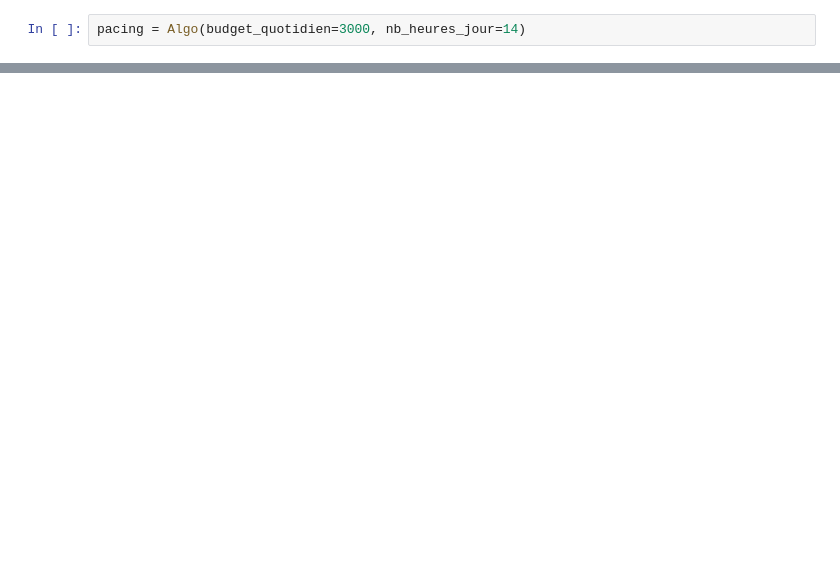
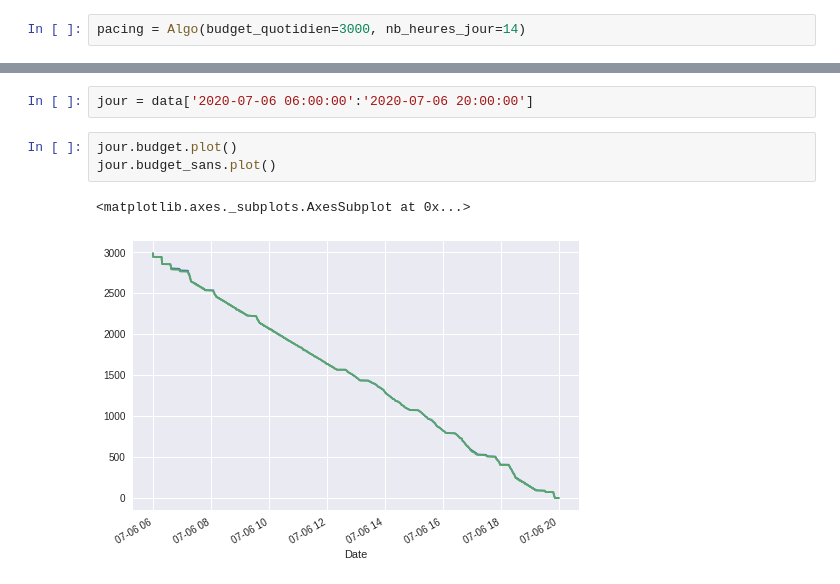
Before and after one commit to ThomasM-mecen/Displayce_internship, a Jupyter notebook: Pacing/Algorithmes.ipynb, the cells around one changed output, grey strips where cells are left out. Cells and saved outputs as stored; diff of their text form; blank space fills up the shorter version.

```diff
--- a/Pacing/Algorithmes.ipynb
+++ b/Pacing/Algorithmes.ipynb
@@ -96,0 +151,8 @@ data.groupby(data.index.day).head(1)
+# %%
+jour = data['2020-07-06 06:00:00':'2020-07-06 20:00:00']
+# %%
+jour.budget.plot()
+jour.budget_sans.plot()
+# %% [output]
+<matplotlib.axes._subplots.AxesSubplot at 0x...>
+[figure, added]
```
Also changed, not shown: parts of 6 cells of this notebook.
